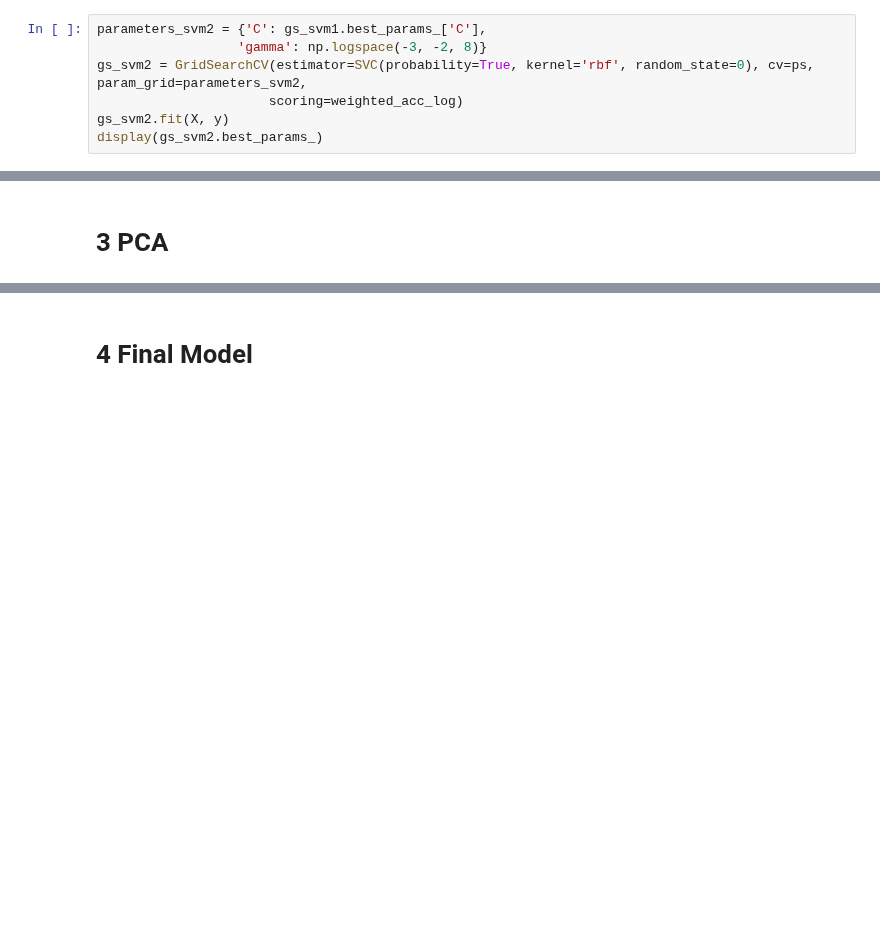
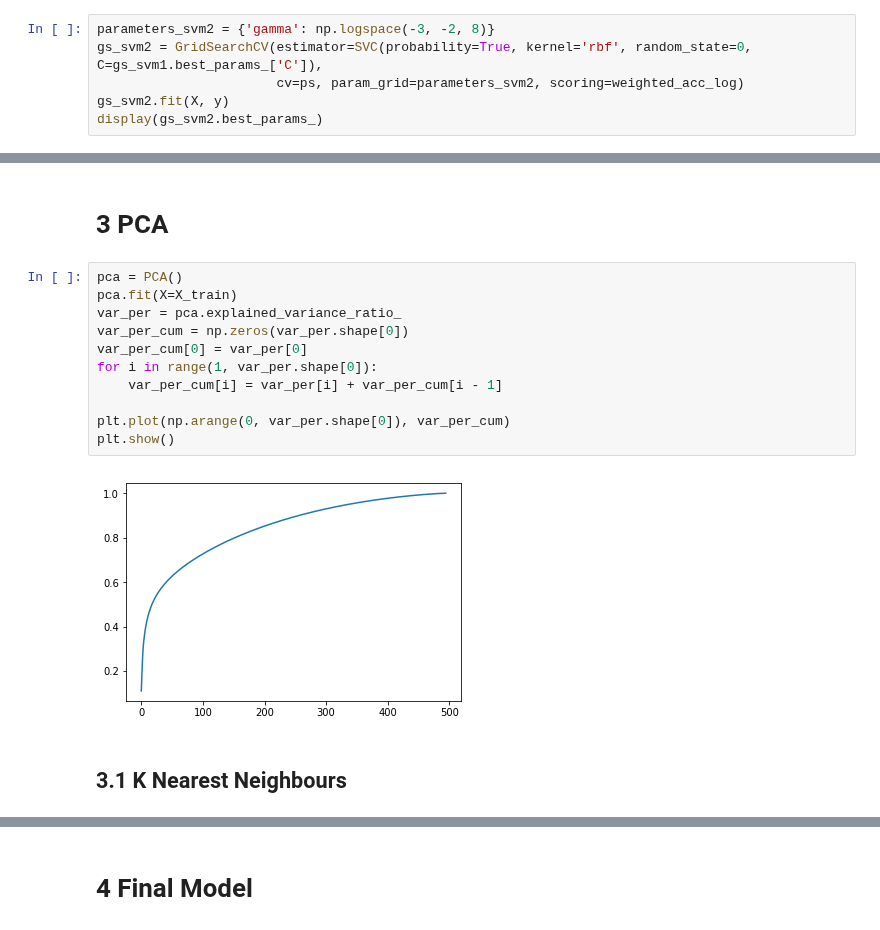
Before and after one commit to zhanshenlc/IAML2018, a Jupyter notebook: Assignments/03_B_MiniChallenge.ipynb, the cells around one changed output, grey strips where cells are left out. Drawn from its saved outputs; the diff is of its cells as text; blank space fills up the shorter version.

```diff
--- a/Assignments/03_B_MiniChallenge.ipynb
+++ b/Assignments/03_B_MiniChallenge.ipynb
@@ -501,8 +501,7 @@ for i in range(0, gs_svm1.param_grid['C'].shape[0]):
 # %%
-parameters_svm2 = {'C': gs_svm1.best_params_['C'],
-                  'gamma': np.logspace(-3, -2, 8)}
-gs_svm2 = GridSearchCV(estimator=SVC(probability=True, kernel='rbf', random_state=0), cv=ps, param_grid=parameters_svm2,
-                      scoring=weighted_acc_log)
+parameters_svm2 = {'gamma': np.logspace(-3, -2, 8)}
+gs_svm2 = GridSearchCV(estimator=SVC(probability=True, kernel='rbf', random_state=0, C=gs_svm1.best_params_['C']),
+                       cv=ps, param_grid=parameters_svm2, scoring=weighted_acc_log)
 gs_svm2.fit(X, y)
 display(gs_svm2.best_params_)
 # %% [output]
@@ -526,2 +527,17 @@ plt.show()
 # %% [markdown]
 # 3 PCA
+# %%
+pca = PCA()
+pca.fit(X=X_train)
+var_per = pca.explained_variance_ratio_
+var_per_cum = np.zeros(var_per.shape[0])
+var_per_cum[0] = var_per[0]
+for i in range(1, var_per.shape[0]):
+    var_per_cum[i] = var_per[i] + var_per_cum[i - 1]
+
+plt.plot(np.arange(0, var_per.shape[0]), var_per_cum)
+plt.show()
+# %% [output]
+[figure, added]
+# %% [markdown]
+## 3.1 K Nearest Neighbours
```
Also changed, not shown: parts of 15 cells of this notebook, 3 other files.
